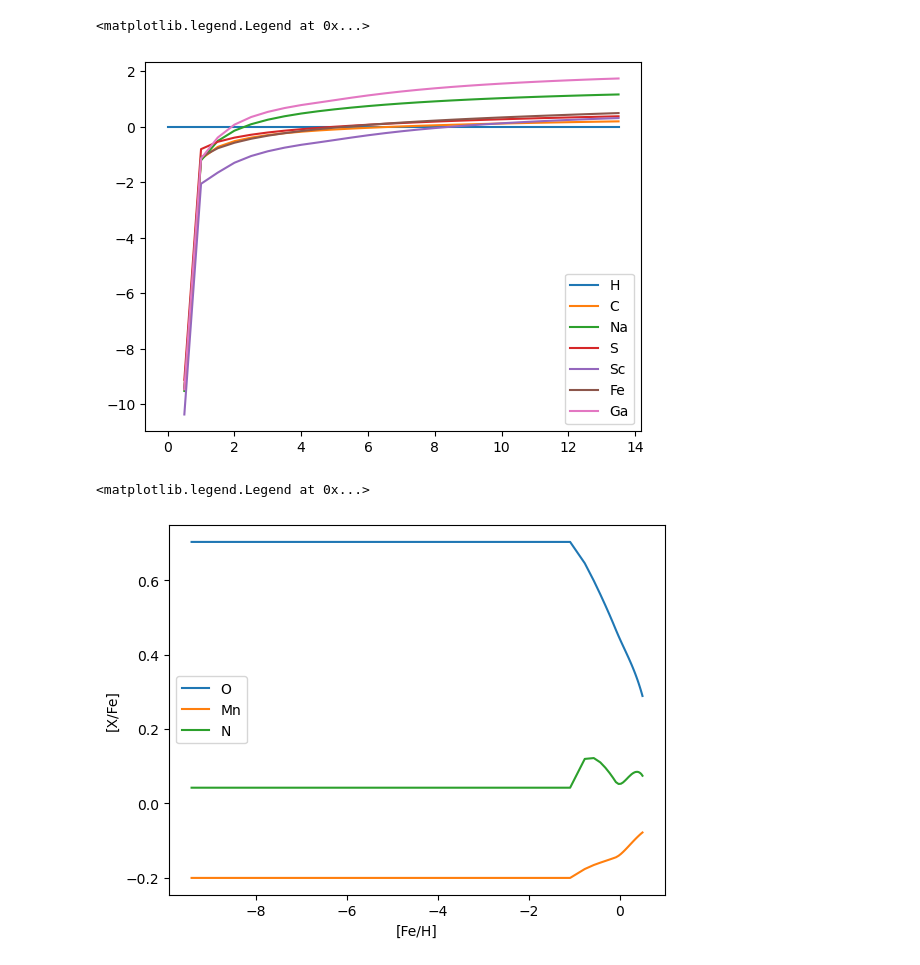
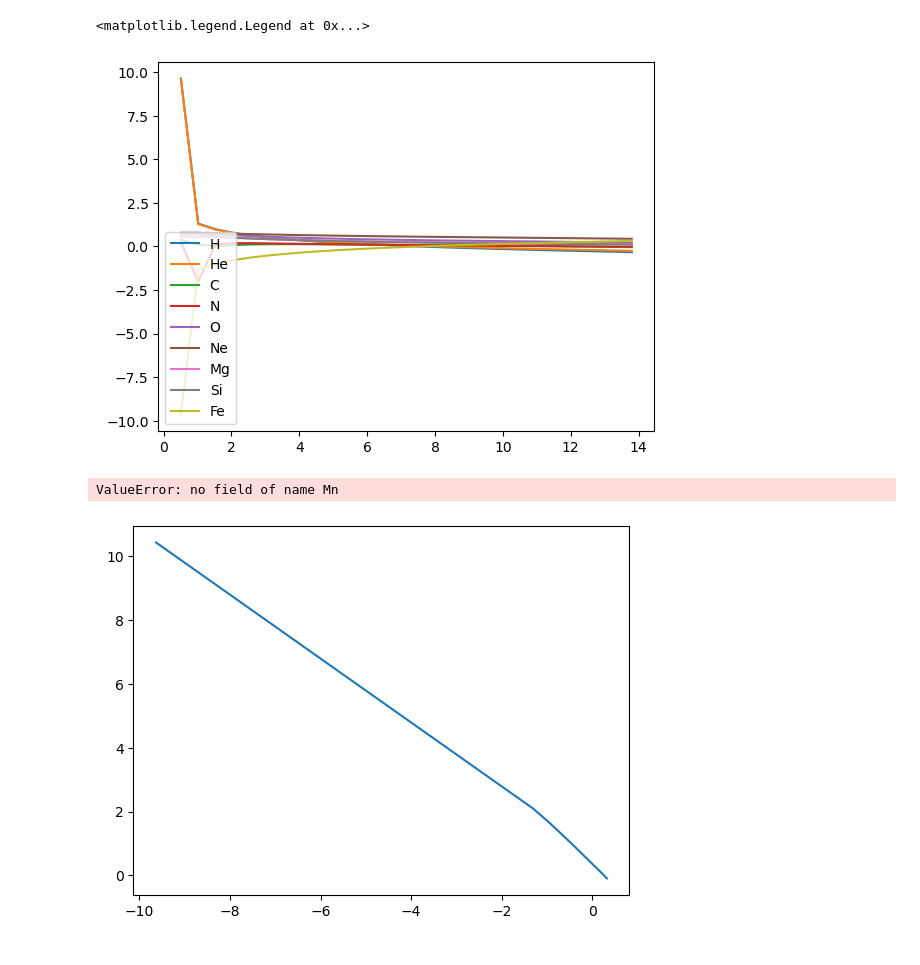
Before and after one commit to bGuenes/sbi_chemical_abundances, a Jupyter notebook: test_chempy.ipynb, the cells around one changed output. Cells and saved outputs as stored; diff of their text form; code cells hidden in the pictures.

```diff
--- a/test_chempy.ipynb
+++ b/test_chempy.ipynb
@@ -15,3 +8,0 @@ AttributeError: 'ModelParameters' object has no attribute 'UseNeural'
-# %%
-a.solar_abundance_name = "Asplund05_apogee_correction"
-a.yield_table_name_1a = "Thielemann"
@@ -40,12 +19,12 @@ array([(0., -0.02951008,        -inf,         -inf,         -inf,            -in
 # %%
-elements = abun.dtype.names[0::5]
+elements = abun.dtype.names
 
-for i in elements[0:10]:
+for i in elements[0:9]:
     plt.plot(abun['time'], abun[i], label=i)
 plt.legend()
 # %% [output]
 <matplotlib.legend.Legend at 0x...>
-[figure, old version]
+[figure, new version]
 # %%
 plt.plot(abun['Fe'][1:],abun['O'][1:]-abun['Fe'][1:], label = 'O')
 plt.plot(abun['Fe'][1:],abun['Mn'][1:]-abun['Fe'][1:], label = 'Mn')
@@ -54,5 +33,5 @@ plt.xlabel('[Fe/H]')
 plt.ylabel('[X/Fe]')
 plt.legend()
 # %% [output]
-<matplotlib.legend.Legend at 0x...>
+ValueError: no field of name Mn
-[figure, old version]
+[figure, new version]
```
Also changed, not shown: parts of 4 cells of this notebook, 3 other files.
